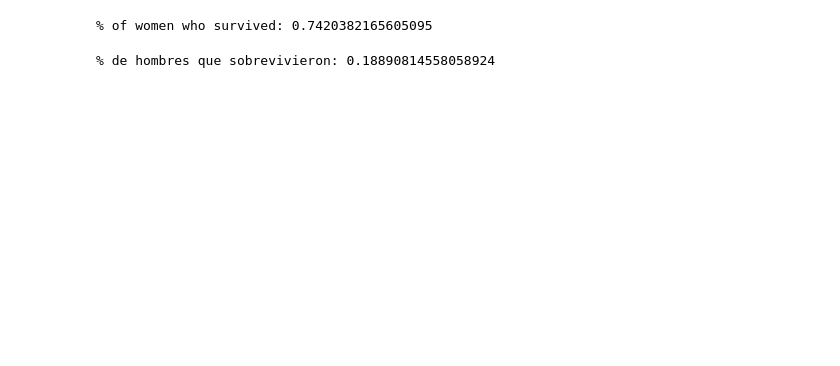
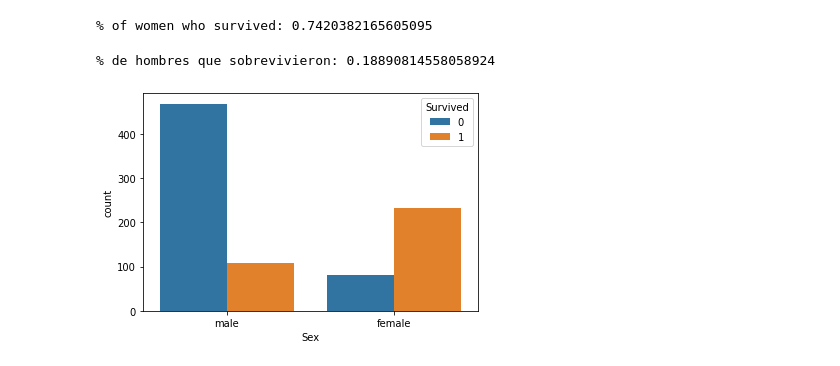
Before and after one commit to wilmerod/Curso-de-introduccion-a-Big-Data-Parte-2-nov2021, a Jupyter notebook: EDA_Titanic.ipynb, the cells around one changed output. Drawn from its saved outputs; the diff is of its cells as text; code cells hidden in the pictures; blank space fills up the shorter version.

```diff
--- a/EDA_Titanic.ipynb
+++ b/EDA_Titanic.ipynb
@@ -386,3 +494,8 @@ rate_men = sum(men)/len(men)
 print("% de hombres que sobrevivieron:", rate_men)
 # %% [output]
 % de hombres que sobrevivieron: 0.18890814558058924
+# %%
+sns.countplot(data=train_data, x="Sex", hue="Survived")
+plt.show()
+# %% [output]
+[figure, added]
```
Also changed, not shown: parts of 17 cells of this notebook.
